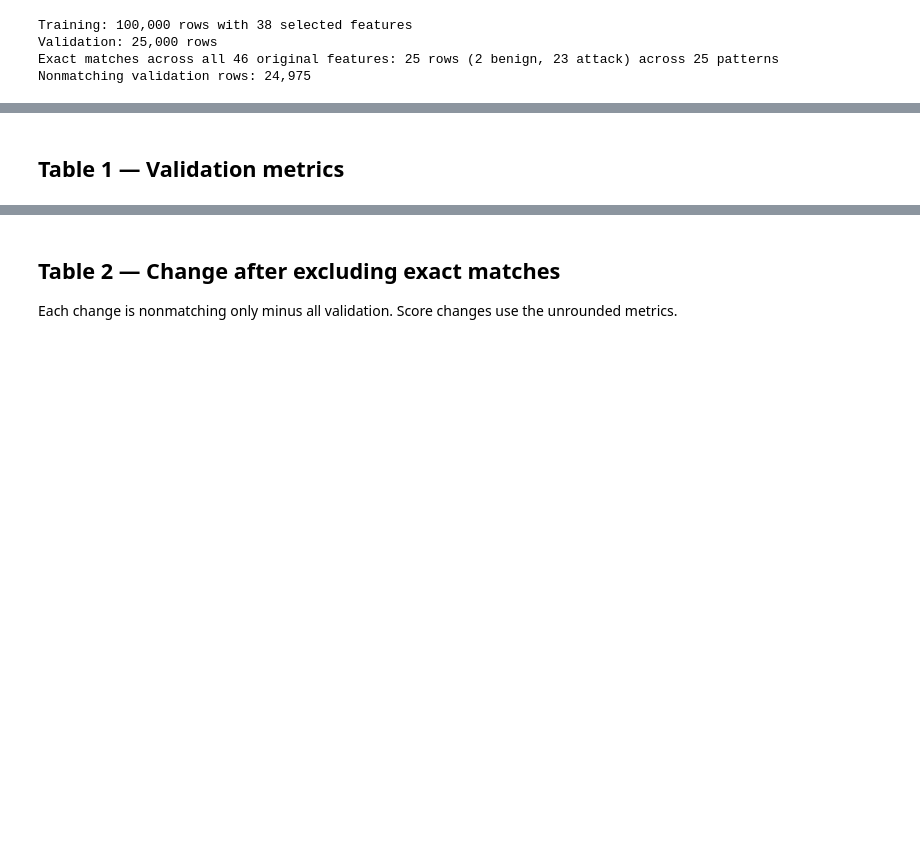
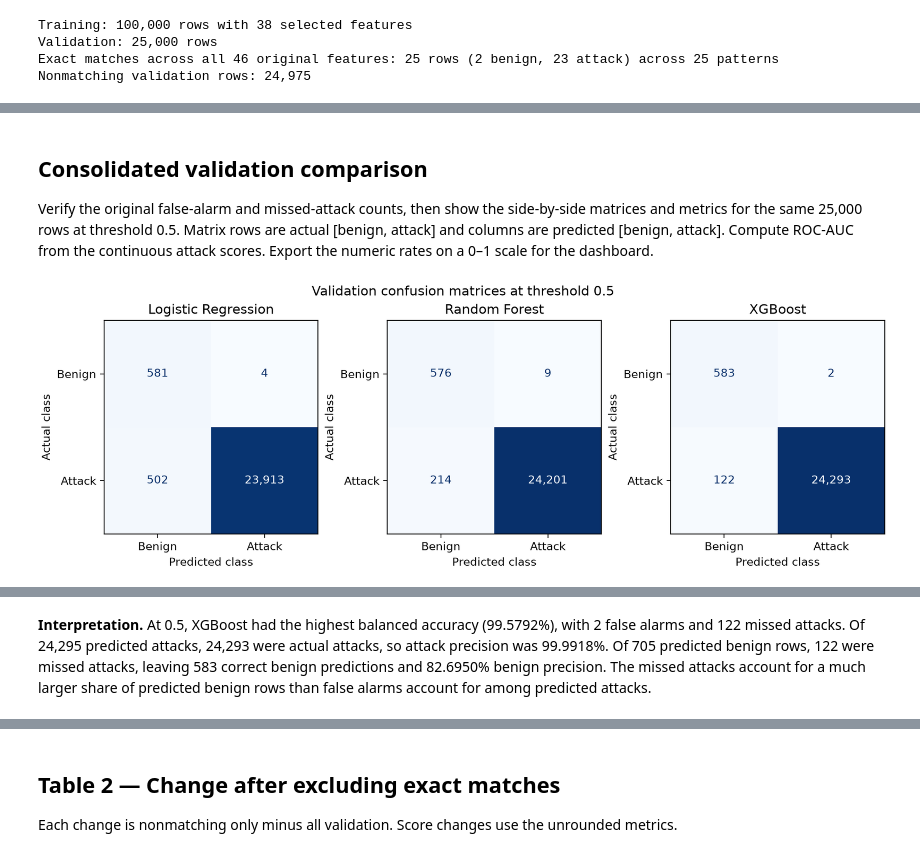
Before and after one commit to mdaliqbal021-tech/iot-intrusion-detection, a Jupyter notebook: notebooks/05_tree_model_comparison.ipynb, the cells around one changed output, grey strips where cells are left out. Saved outputs shown, nothing was run; the diff lists cells and outputs as text; code cells hidden in the pictures; blank space fills up the shorter version.

```diff
--- a/notebooks/05_tree_model_comparison.ipynb
+++ b/notebooks/05_tree_model_comparison.ipynb
@@ -99,27 +122,71 @@ Training class weights: benign 21.195422, attack 0.512080
 # %% [markdown]
-## Table 1 — Validation metrics
+## Consolidated validation comparison
+
+Verify the original false-alarm and missed-attack counts, then show the side-by-side matrices and metrics for the same 25,000 rows at threshold 0.5. Matrix rows are actual [benign, attack] and columns are predicted [benign, attack]. Compute ROC-AUC from the continuous attack scores. Export the numeric rates on a 0–1 scale for the dashboard.
 # %%
+import matplotlib.pyplot as plt
+from IPython.display import Image
+from sklearn.metrics import ConfusionMatrixDisplay, roc_auc_score, roc_curve
+from src.batch.validate import CLASSIFICATION_RATES, CONFUSION_COUNTS, confusion_report, format_confusion_report
+
 def show_markdown_table(table):
     header = "| " + " | ".join(table.columns) + " |"
     divider = "| " + " | ".join(["---"] * len(table.columns)) + " |"
     rows = [
         "| " + " | ".join(map(str, row)) + " |"
         for row in table.itertuples(index=False, name=None)
     ]
     display(Markdown("\n".join([header, divider, *rows])))
 
-metrics = score_predictions(y_validation, predictions, evaluation_masks)
-count_columns = ["TN", "FP", "FN", "TP"]
-rate_columns = [
-    "Benign precision", "Benign recall", "Benign F1",
-    "Attack precision", "Attack recall", "Attack F1",
-    "Balanced accuracy", "Benign false-positive rate",
-]
-if not metrics[count_columns].sum(axis=1).eq(metrics["Rows"]).all():
-    raise ValueError("Confusion matrix counts do not sum to the stated row counts.")
+metrics = confusion_report(score_predictions(y_validation, predictions, evaluation_masks))
+count_columns = CONFUSION_COUNTS
+extra_rates = ["Balanced accuracy", "Benign false-positive rate"]
+rate_columns = [*CLASSIFICATION_RATES, *extra_rates, "Benign F1", "Attack F1"]
+all_scores = metrics.xs("All validation", level="Validation")
+expected_errors = {"Logistic Regression": (4, 502), "Random Forest": (9, 214), "XGBoost": (2, 122)}
+for name, expected in expected_errors.items():
+    observed = tuple(all_scores.loc[name, ["FP", "FN"]])
+    if observed != expected:
+        raise ValueError(f"{name} FP/FN mismatch. Expected {expected}, observed {observed}.")
 
-validation_table = metrics.reset_index()
-for column in rate_columns:
-    validation_table[column] = validation_table[column].map("{:.4%}".format)
-show_markdown_table(validation_table)
+roc_aucs = {name: roc_auc_score(y_validation, scores) for name, scores in attack_scores.items()}
+comparison = all_scores[["Rows", *count_columns, *CLASSIFICATION_RATES, *extra_rates]].assign(
+    **{"ROC-AUC": roc_aucs},
+)
+figure_dir = repo_root / "figures"
+figure_dir.mkdir(exist_ok=True)
+comparison.reset_index().to_json(
+    figure_dir / "validation_model_comparison.json", orient="records", indent=2, double_precision=15,
+)
+
+fig, axes = plt.subplots(1, 3, figsize=(10.6, 3.6), layout="constrained")
+max_count = all_scores[count_columns].to_numpy().max()
+for axis, (name, row) in zip(axes, all_scores.iterrows(), strict=True):
+    matrix = row[count_columns].to_numpy(dtype=int).reshape(2, 2)
+    panel = ConfusionMatrixDisplay(matrix, display_labels=["Benign", "Attack"])
+    panel.plot(ax=axis, cmap="Blues", colorbar=False, values_format=",d",
+               im_kw={"vmin": 0, "vmax": max_count})
+    axis.set(title=name, xlabel="Predicted class", ylabel="Actual class")
+fig.suptitle("Validation confusion matrices at threshold 0.5")
+matrix_path = figure_dir / "validation_confusion_matrices.png"
+fig.savefig(matrix_path, dpi=200)
+plt.close(fig)
+display(Image(filename=matrix_path, width=960))
+
+show_markdown_table(format_confusion_report(
+    comparison.assign(Scope="All validation"), [*extra_rates, "ROC-AUC"],
+))
+
+xgb = comparison.loc["XGBoost"]
+display(Markdown(
+    f"**Interpretation.** At 0.5, XGBoost had the highest balanced accuracy "
+    f"({xgb['Balanced accuracy']:.4%}), with {xgb['FP']:.0f} false alarms and {xgb['FN']:.0f} missed attacks. "
+    f"Of {xgb['TP'] + xgb['FP']:,.0f} predicted attacks, {xgb['TP']:,.0f} were actual attacks, "
+    f"so attack precision was {xgb['Attack precision']:.4%}. "
+    f"Of {xgb['TN'] + xgb['FN']:,.0f} predicted benign rows, {xgb['FN']:,.0f} were missed attacks, "
+    f"leaving {xgb['TN']:,.0f} correct benign predictions and {xgb['Benign precision']:.4%} benign precision. "
+    "The missed attacks account for a much larger share of predicted benign rows than false alarms "
+    "account for among predicted attacks."
+))
 # %% [output]
+[figure, added]
@@ -131,0 +198 @@ show_markdown_table(validation_table)
+**Interpretation.** At 0.5, XGBoost had the highest balanced accuracy (99.5792%), with 2 false alarms and 122 missed attacks. Of 24,295 predicted attacks, 24,293 were actual attacks, so attack precision was 99.9918%. Of 705 predicted benign rows, 122 were missed attacks, leaving 583 correct benign predictions and 82.6950% benign precision. The missed attacks account for a much larger share of predicted benign rows than false alarms account for among predicted attacks.
```
Also changed, not shown: parts of 8 cells of this notebook, 25 other files.
